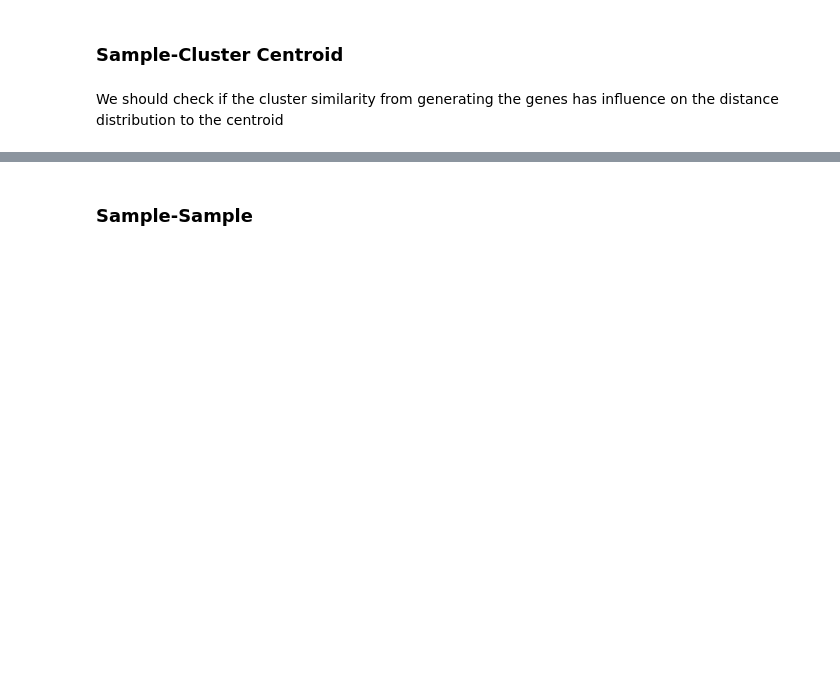
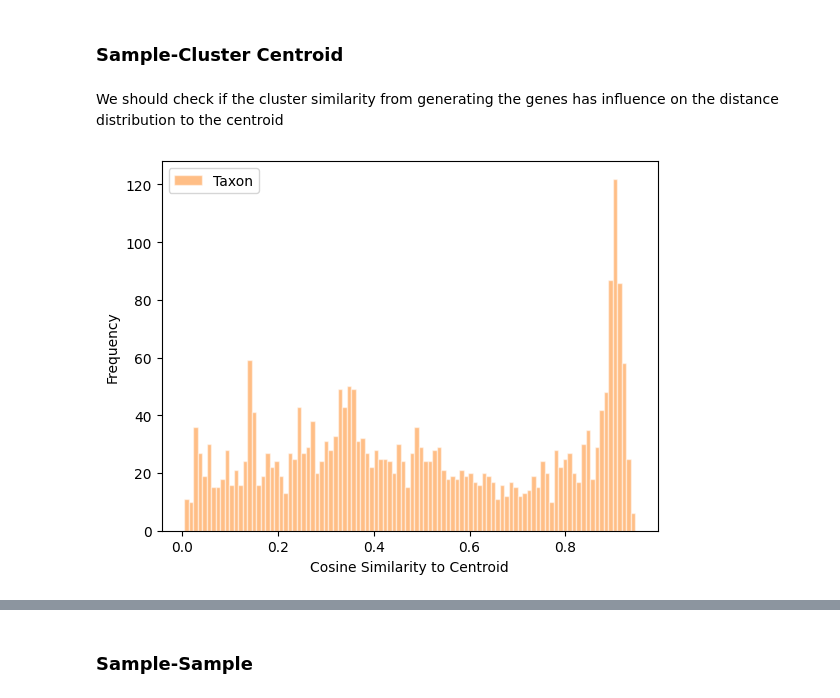
Before and after one commit to AthomsG/gene-prediction-from-bacteria-community, a Jupyter notebook: notebooks/EDA.ipynb, the cells around one changed output, grey strips where cells are left out. Saved outputs shown, nothing was run; the diff lists cells and outputs as text; code cells hidden in the pictures; blank space fills up the shorter version.

```diff
--- a/notebooks/EDA.ipynb
+++ b/notebooks/EDA.ipynb
@@ -429,5 +433,14 @@ cos_sim_genes = torch.nn.functional.cosine_similarity(df_genes_tensor, genes_cen
 
 cos_sim_taxon_cpu = cos_sim_taxon.cpu().numpy()
 cos_sim_genes_cpu = cos_sim_genes.cpu().numpy()
+# %%
+plt.hist(cos_sim_taxon_cpu, color='C1', label='Taxon', alpha=0.5, edgecolor='white', bins=100)
+# plt.hist(cos_sim_genes_cpu, color='C0', label='Genes', alpha=0.5, edgecolor='white', bins=100)
+plt.xlabel('Cosine Similarity to Centroid')
+plt.ylabel('Frequency')
+plt.legend()
+plt.show()
+# %% [output]
+[figure, added]
 # %%
 #plt.hist(cos_sim_taxon_cpu, color='C1', label='Taxon', alpha=0.5, edgecolor='white', bins=30)
```
Also changed, not shown: parts of 12 cells of this notebook.
